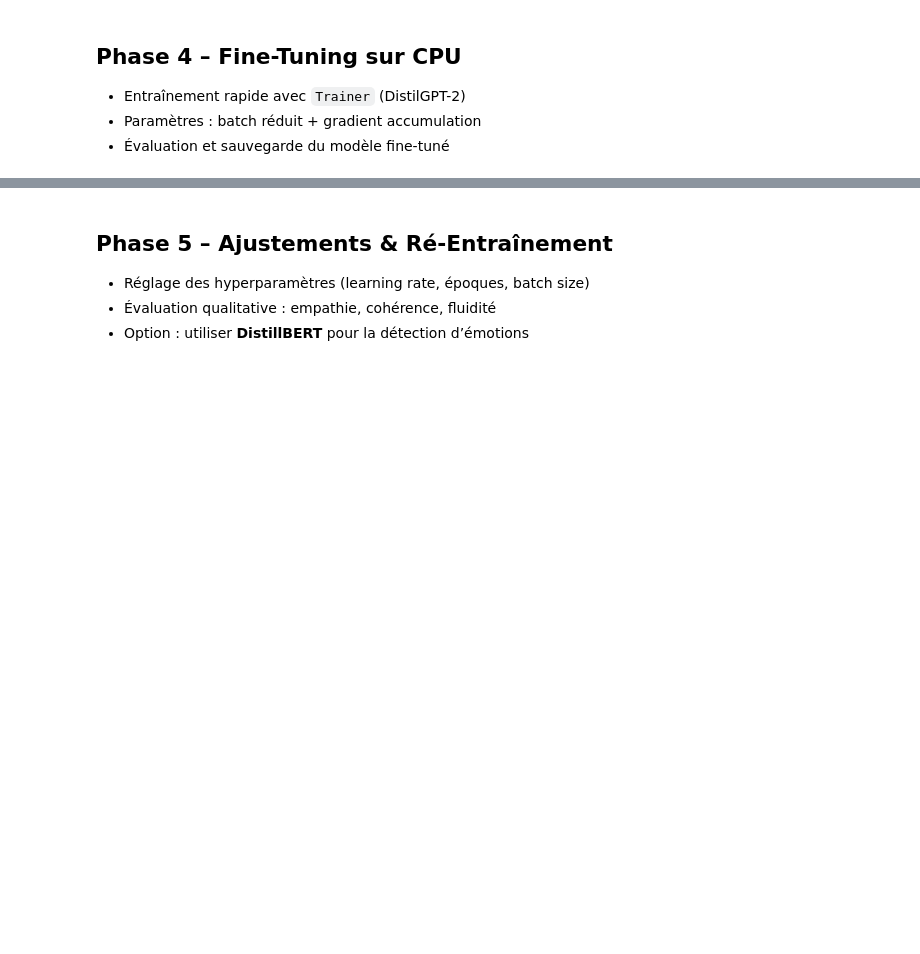
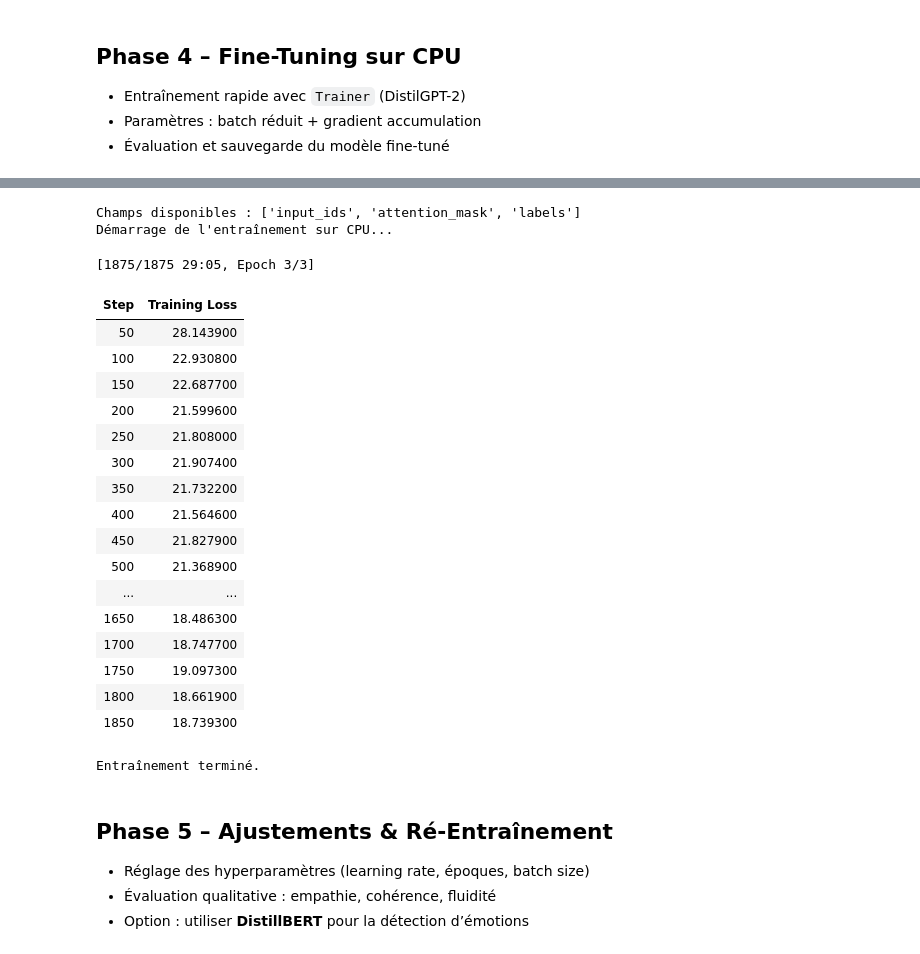
Before and after one commit to gackouhamady/mental-health-assistant, a Jupyter notebook: notebooks/MAIN.ipynb, the cells around one changed output, grey strips where cells are left out. Drawn from its saved outputs; the diff is of its cells as text; code cells hidden in the pictures; blank space fills up the shorter version.

Commit message:
Ajout des résultats du fine-tuning DistilGPT-2 (Phase 4 terminée)

```diff
--- a/notebooks/MAIN.ipynb
+++ b/notebooks/MAIN.ipynb
@@ -103,3 +288,25 @@ ImportError: cannot import name 'DataFilesPatternsDict' from 'datasets.data_file
 - Entraînement rapide avec `Trainer` (DistilGPT-2)
 - Paramètres : batch réduit + gradient accumulation
 - Évaluation et sauvegarde du modèle fine-tuné
+# %%
+from datasets import Dataset
+from transformers import AutoTokenizer
+
+# On suppose que train_df vient de la phase précédente
+tokenizer = AutoTokenizer.from_pretrained("distilgpt2")
+
+# Fonction de formatage : combine le contexte et la réponse
+def build_dialogue(example):
+    return f"User: {example['context']} \nAssistant: {example['utterance']}"
+
+train_texts = [build_dialogue(row) for _, row in train_df.iterrows()]
+train_dataset = Dataset.from_dict({"text": train_texts})
+
+# Tokenisation par lots
+def tokenize_function(example):
+    return tokenizer(example["text"], truncation=True, max_length=128)
+
+tokenized_dataset = train_dataset.map(tokenize_function, batched=True, remove_columns=["text"])
+tokenized_dataset = tokenized_dataset.shuffle(seed=42).select(range(5000))  # sous-échantillon pour CPU
+
+print("Taille du sous-ensemble d'entraînement :", len(tokenized_dataset))
@@ -105,0 +343,43 @@ ImportError: cannot import name 'DataFilesPatternsDict' from 'datasets.data_file
+# %%
+# ============================================================
+# Préparation finale du dataset pour le Trainer
+# ============================================================
+
+def add_labels(example):
+    example["labels"] = example["input_ids"].copy()
+    return example
+
+tokenized_dataset = tokenized_dataset.map(add_labels)
+print("Champs disponibles :", tokenized_dataset.column_names)
+
+trainer = Trainer(
+    model=model,
+    args=training_args,
+    train_dataset=tokenized_dataset,
+)
+
+print("Démarrage de l'entraînement sur CPU...")
+trainer.train()
+print("Entraînement terminé.")
+# %% [output]
+Champs disponibles : ['input_ids', 'attention_mask', 'labels']
+Démarrage de l'entraînement sur CPU...
+[1875/1875 29:05, Epoch 3/3]
+| Step | Training Loss |
+| 50 | 28.143900 |
+| 100 | 22.930800 |
+| 150 | 22.687700 |
+| 200 | 21.599600 |
+| 250 | 21.808000 |
+| 300 | 21.907400 |
+| 350 | 21.732200 |
+| 400 | 21.564600 |
+| 450 | 21.827900 |
+| 500 | 21.368900 |
+| ... | ... |
+| 1650 | 18.486300 |
+| 1700 | 18.747700 |
+| 1750 | 19.097300 |
+| 1800 | 18.661900 |
+| 1850 | 18.739300 |
+Entraînement terminé.
```
Also changed, not shown: parts of 11 cells of this notebook.
